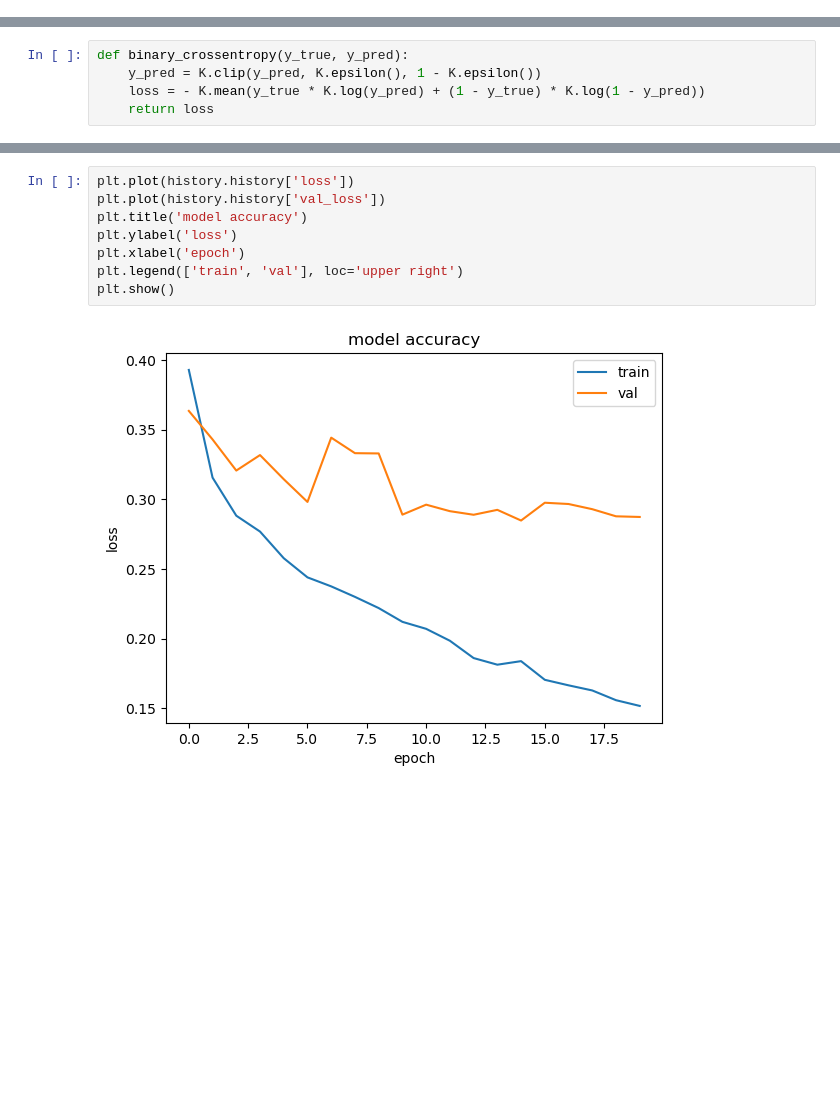
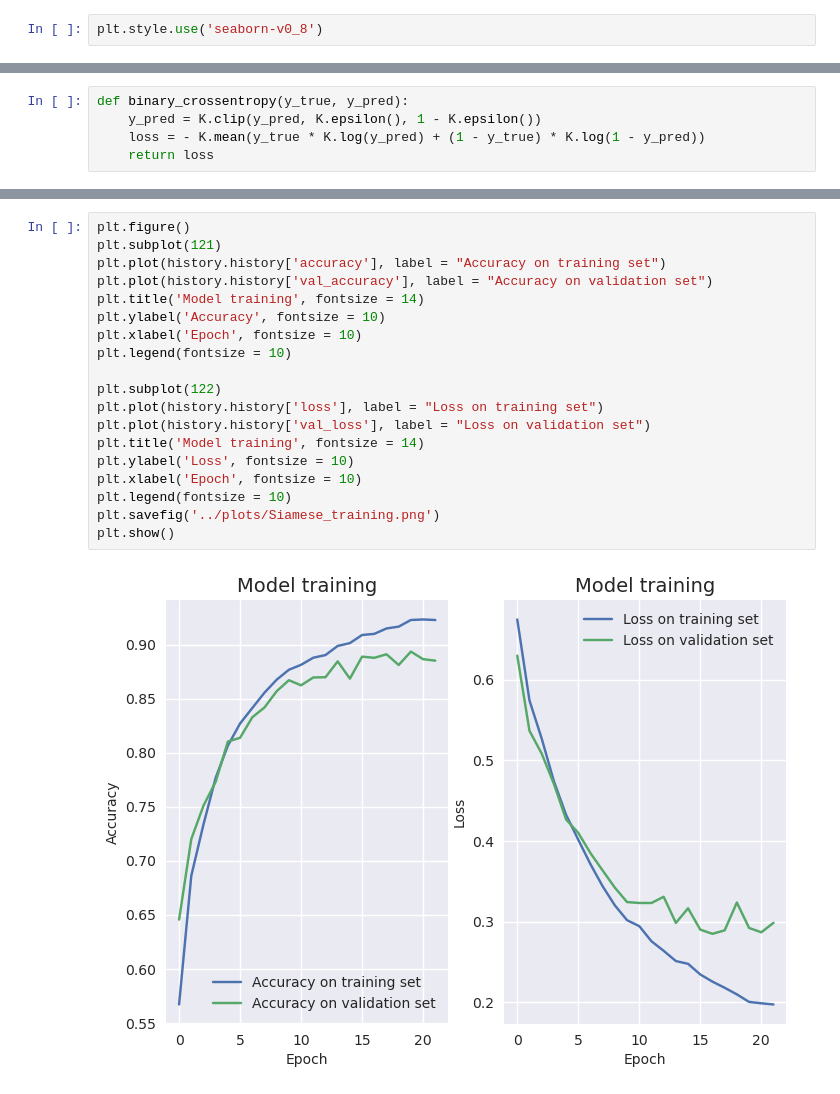
Before and after one commit to sebgra/intelligent_antibodies, a Jupyter notebook: notebooks/siamese-network.ipynb, the cells around one changed output, grey strips where cells are left out. Saved outputs shown, nothing was run; the diff lists cells and outputs as text; blank space fills up the shorter version.

Commit message:
Updated projects with plot refinement

```diff
--- a/notebooks/siamese-network.ipynb
+++ b/notebooks/siamese-network.ipynb
@@ -24,3 +27,5 @@ from modules.encoding import ProteinOneHotEncoder
+# %%
+plt.style.use('seaborn-v0_8')
 # %% [markdown]
 ## Encoding
 
@@ -175,10 +171,21 @@ plt.show()
-# %%
-plt.plot(history.history['loss'])
-plt.plot(history.history['val_loss'])
-plt.title('model accuracy')
-plt.ylabel('loss')
-plt.xlabel('epoch')
-plt.legend(['train', 'val'], loc='upper right')
-plt.show()
-# %% [output]
-[figure, removed]
+# %%
+plt.figure()
+plt.subplot(121)
+plt.plot(history.history['accuracy'], label = "Accuracy on training set")
+plt.plot(history.history['val_accuracy'], label = "Accuracy on validation set")
+plt.title('Model training', fontsize = 14)
+plt.ylabel('Accuracy', fontsize = 10)
+plt.xlabel('Epoch', fontsize = 10)
+plt.legend(fontsize = 10)
+
+plt.subplot(122)
+plt.plot(history.history['loss'], label = "Loss on training set")
+plt.plot(history.history['val_loss'], label = "Loss on validation set")
+plt.title('Model training', fontsize = 14)
+plt.ylabel('Loss', fontsize = 10)
+plt.xlabel('Epoch', fontsize = 10)
+plt.legend(fontsize = 10)
+plt.savefig('../plots/Siamese_training.png')
+plt.show()
+# %% [output]
+[figure, added]
```
Also changed, not shown: parts of 6 cells of this notebook, 6 other files.
